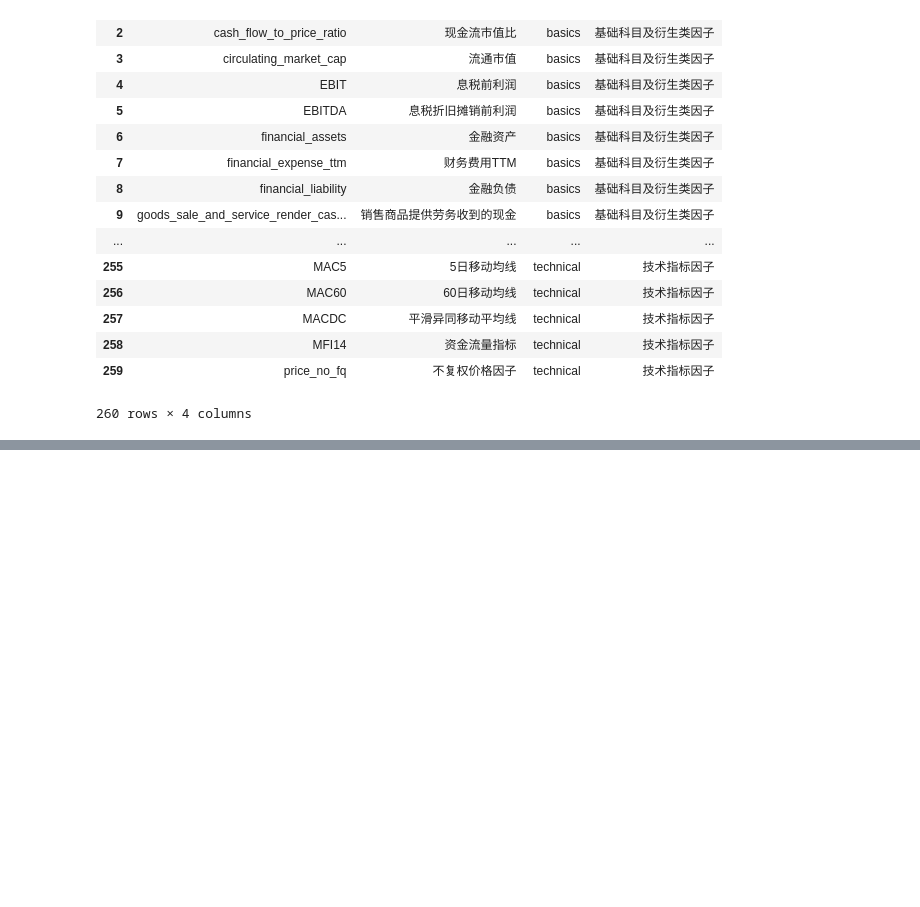
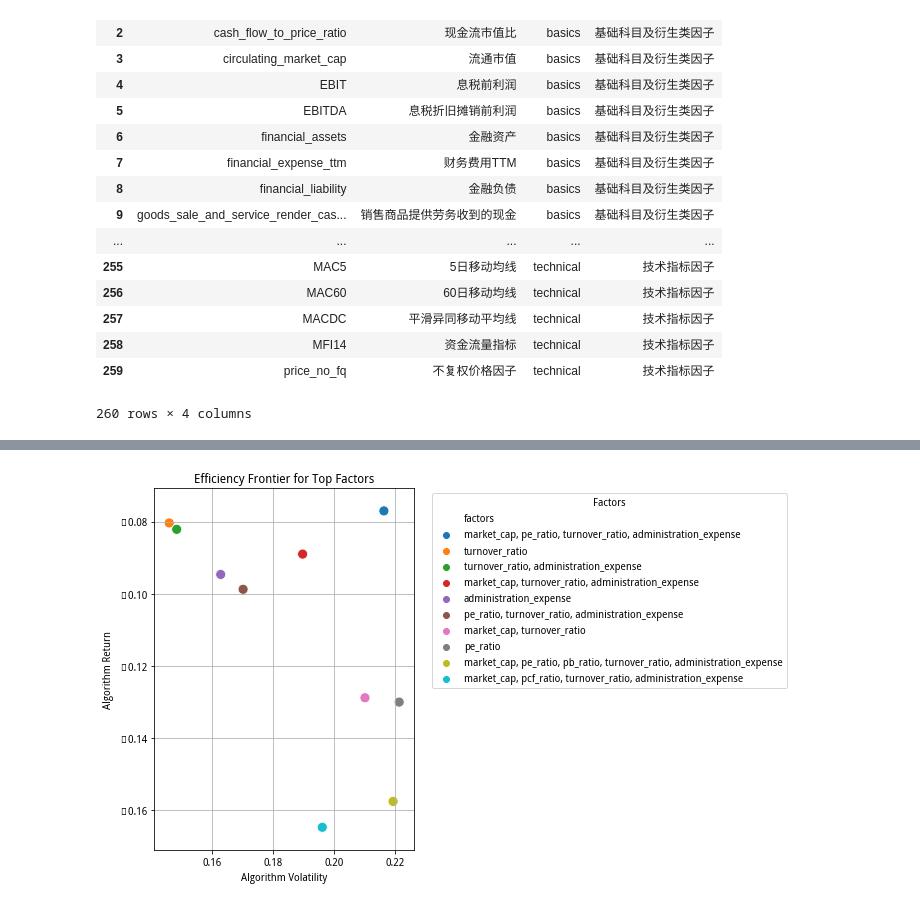
Before and after one commit to TDR474/Factors, a Jupyter notebook: factors_analysis.ipynb, the cells around one changed output, grey strips where cells are left out. Cells and saved outputs as stored; diff of their text form; code cells hidden in the pictures; blank space fills up the shorter version.

```diff
--- a/factors_analysis.ipynb
+++ b/factors_analysis.ipynb
@@ -676,0 +718,3 @@ KeyboardInterrupt:
+# %%
+result_sorted = result_df.sort_values('algorithm_return', ascending=False)
+result_sorted.head()
@@ -676,0 +728,25 @@ KeyboardInterrupt:
+# %%
+top_factors = result_sorted.iloc[:10][['factors', 'algorithm_return', 'algorithm_volatility']]
+top_factors
+import matplotlib.pyplot as plt
+import seaborn as sns
+
+# Convert the 'factors' column to strings by joining the elements of the list
+top_factors['factors'] = top_factors['factors'].apply(lambda x: ', '.join(x)) # implicit fn
+
+# Plot the efficiency frontier
+plt.figure(figsize=(10, 6))
+sns.scatterplot(x='algorithm_volatility', y='algorithm_return', data=top_factors, hue='factors', s=100)
+
+# Add labels and title
+plt.xlabel('Algorithm Volatility')
+plt.ylabel('Algorithm Return')
+plt.title('Efficiency Frontier for Top Factors')
+
+# Show the plot
+plt.legend(title='Factors', bbox_to_anchor=(1.05, 1), loc='upper left')
+plt.grid(True)
+plt.tight_layout()
+plt.show()
+# %% [output]
+[figure, added]
```
Also changed, not shown: parts of 13 cells of this notebook, 3 other files.
